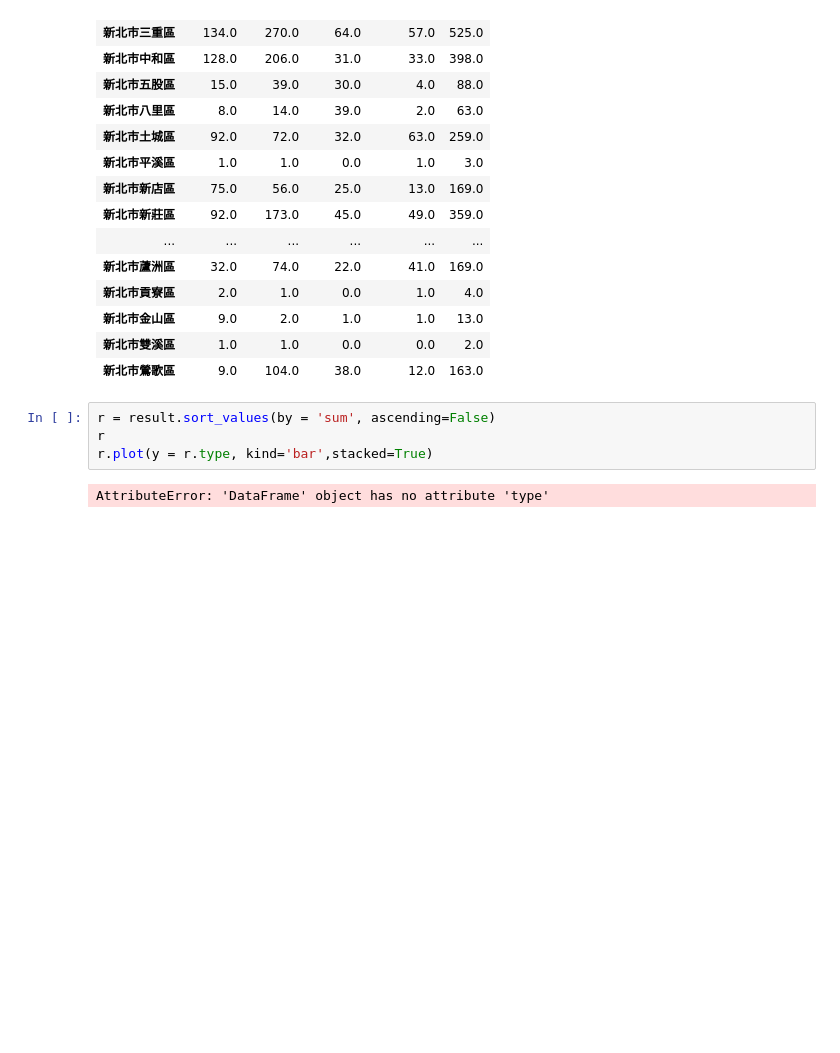
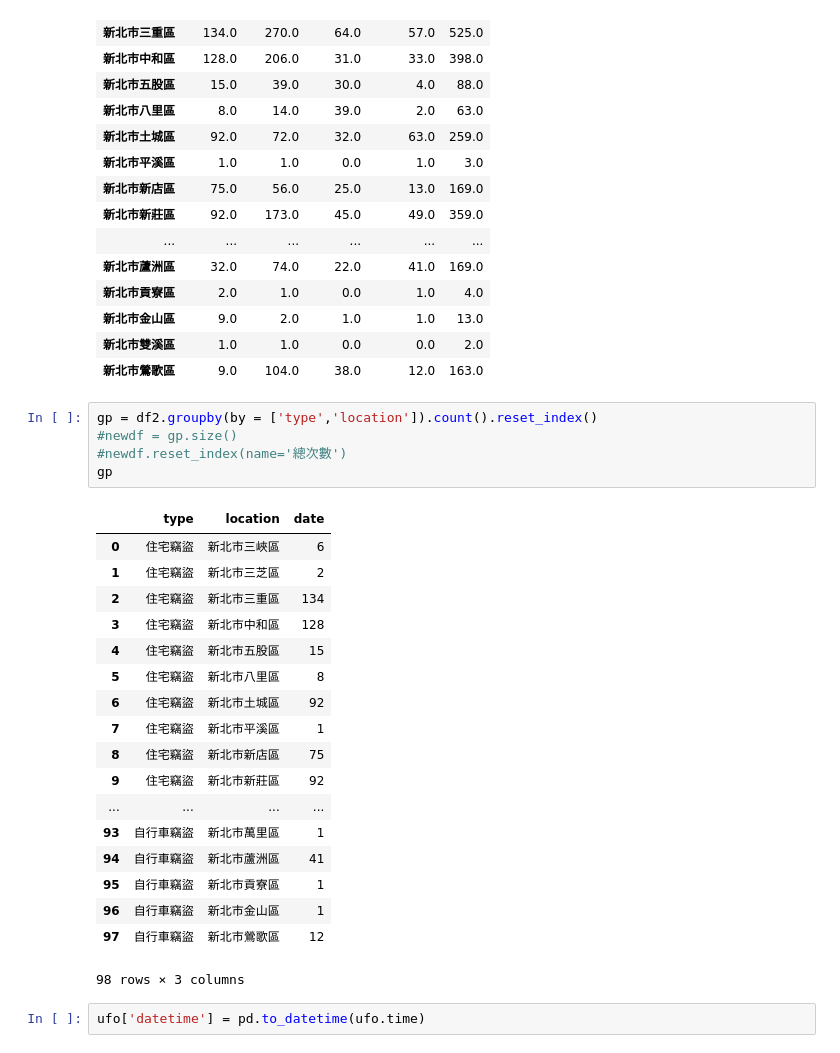
Before and after one commit to wasiwenwen/python-code, a Jupyter notebook: 第四次作業-2.ipynb, the cells around one changed output. Cells and saved outputs as stored; diff of their text form; blank space fills up the shorter version.

```diff
--- a/第四次作業-2.ipynb
+++ b/第四次作業-2.ipynb
@@ -62,9 +62,29 @@ result
 | 新北市金山區 | 9.0 | 2.0 | 1.0 | 1.0 | 13.0 |
 | 新北市雙溪區 | 1.0 | 1.0 | 0.0 | 0.0 | 2.0 |
 | 新北市鶯歌區 | 9.0 | 104.0 | 38.0 | 12.0 | 163.0 |
-# %%
-r = result.sort_values(by = 'sum', ascending=False)
-r
-r.plot(y = r.type, kind='bar',stacked=True)
-# %% [output]
-AttributeError: 'DataFrame' object has no attribute 'type'
+# %%
+gp = df2.groupby(by = ['type','location']).count().reset_index()
+#newdf = gp.size()
+#newdf.reset_index(name='總次數')
+gp
+# %% [output]
+|  | type | location | date |
+| 0 | 住宅竊盜 | 新北市三峽區 | 6 |
+| 1 | 住宅竊盜 | 新北市三芝區 | 2 |
+| 2 | 住宅竊盜 | 新北市三重區 | 134 |
+| 3 | 住宅竊盜 | 新北市中和區 | 128 |
+| 4 | 住宅竊盜 | 新北市五股區 | 15 |
+| 5 | 住宅竊盜 | 新北市八里區 | 8 |
+| 6 | 住宅竊盜 | 新北市土城區 | 92 |
+| 7 | 住宅竊盜 | 新北市平溪區 | 1 |
+| 8 | 住宅竊盜 | 新北市新店區 | 75 |
+| 9 | 住宅竊盜 | 新北市新莊區 | 92 |
+| ... | ... | ... | ... |
+| 93 | 自行車竊盜 | 新北市萬里區 | 1 |
+| 94 | 自行車竊盜 | 新北市蘆洲區 | 41 |
+| 95 | 自行車竊盜 | 新北市貢寮區 | 1 |
+| 96 | 自行車竊盜 | 新北市金山區 | 1 |
+| 97 | 自行車竊盜 | 新北市鶯歌區 | 12 |
+98 rows × 3 columns
+# %%
+ufo['datetime'] = pd.to_datetime(ufo.time)
```
Also changed, not shown: 1 other file.
